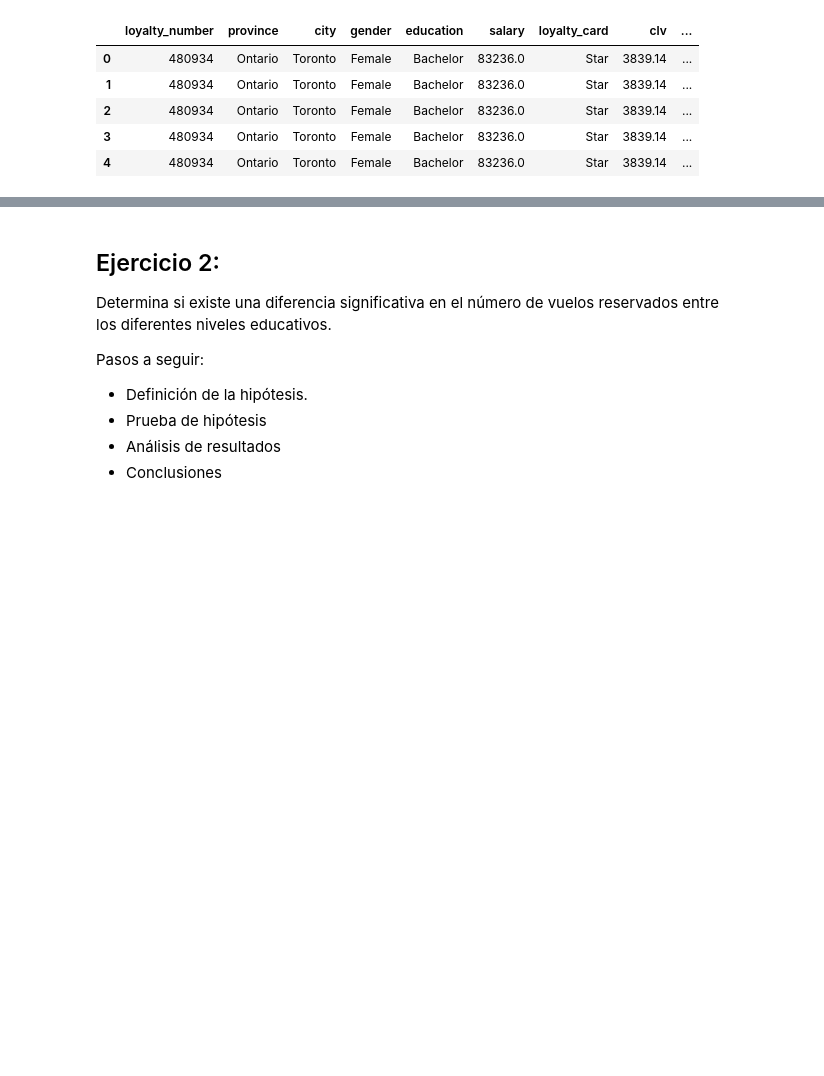
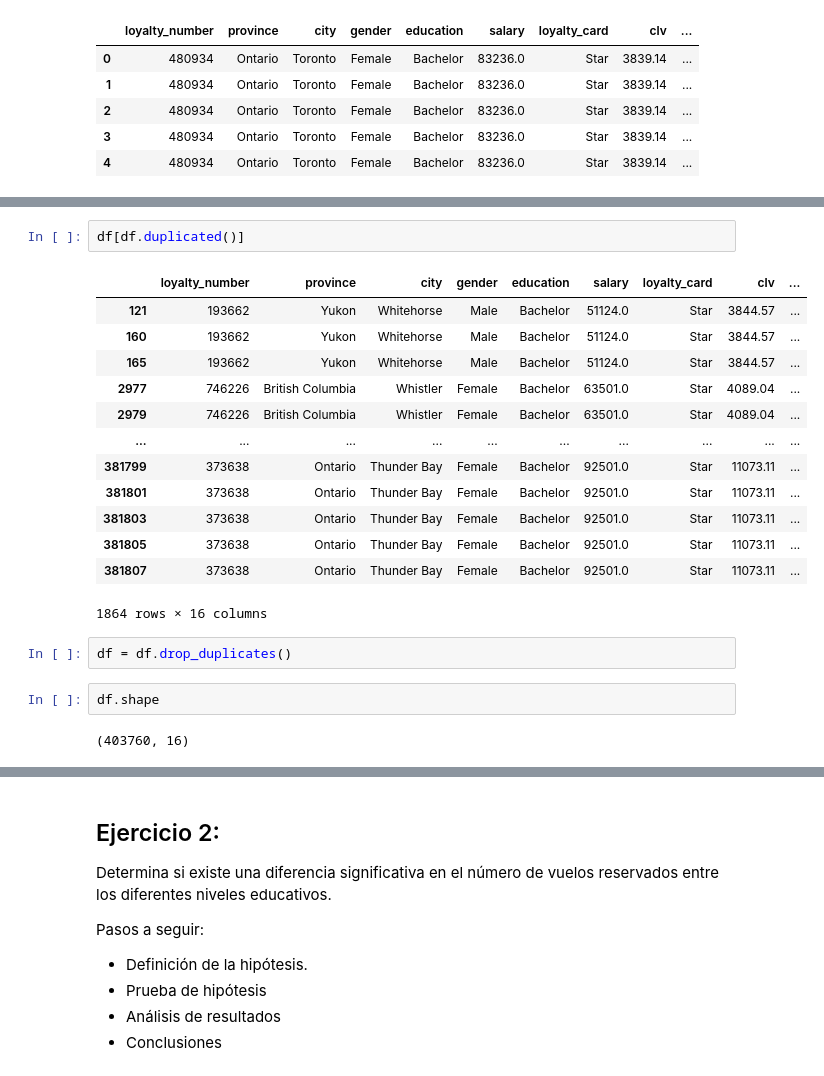
Before and after one commit to ngcarvajall/LAB_AB_no_parametrico, a Jupyter notebook: laboratorio-modulo6-leccion04-1-ab-testing-no-param.ipynb, the cells around one changed output, grey strips where cells are left out. Drawn from its saved outputs; the diff is of its cells as text; blank space fills up the shorter version.

```diff
--- a/laboratorio-modulo6-leccion04-1-ab-testing-no-param.ipynb
+++ b/laboratorio-modulo6-leccion04-1-ab-testing-no-param.ipynb
@@ -157,0 +138,22 @@ La columna EDUCATION tiene las siguientes valore únicos:
+# %%
+df[df.duplicated()]
+# %% [output]
+|  | loyalty_number | province | city | gender | education | salary | loyalty_card | clv | ... |
+| 121 | 193662 | Yukon | Whitehorse | Male | Bachelor | 51124.0 | Star | 3844.57 | ... |
+| 160 | 193662 | Yukon | Whitehorse | Male | Bachelor | 51124.0 | Star | 3844.57 | ... |
+| 165 | 193662 | Yukon | Whitehorse | Male | Bachelor | 51124.0 | Star | 3844.57 | ... |
+| 2977 | 746226 | British Columbia | Whistler | Female | Bachelor | 63501.0 | Star | 4089.04 | ... |
+| 2979 | 746226 | British Columbia | Whistler | Female | Bachelor | 63501.0 | Star | 4089.04 | ... |
+| ... | ... | ... | ... | ... | ... | ... | ... | ... | ... |
+| 381799 | 373638 | Ontario | Thunder Bay | Female | Bachelor | 92501.0 | Star | 11073.11 | ... |
+| 381801 | 373638 | Ontario | Thunder Bay | Female | Bachelor | 92501.0 | Star | 11073.11 | ... |
+| 381803 | 373638 | Ontario | Thunder Bay | Female | Bachelor | 92501.0 | Star | 11073.11 | ... |
+| 381805 | 373638 | Ontario | Thunder Bay | Female | Bachelor | 92501.0 | Star | 11073.11 | ... |
+| 381807 | 373638 | Ontario | Thunder Bay | Female | Bachelor | 92501.0 | Star | 11073.11 | ... |
+1864 rows × 16 columns
+# %%
+df = df.drop_duplicates()
+# %%
+df.shape
+# %% [output]
+(403760, 16)
```
Also changed, not shown: parts of 17 cells of this notebook, 1 other file.
